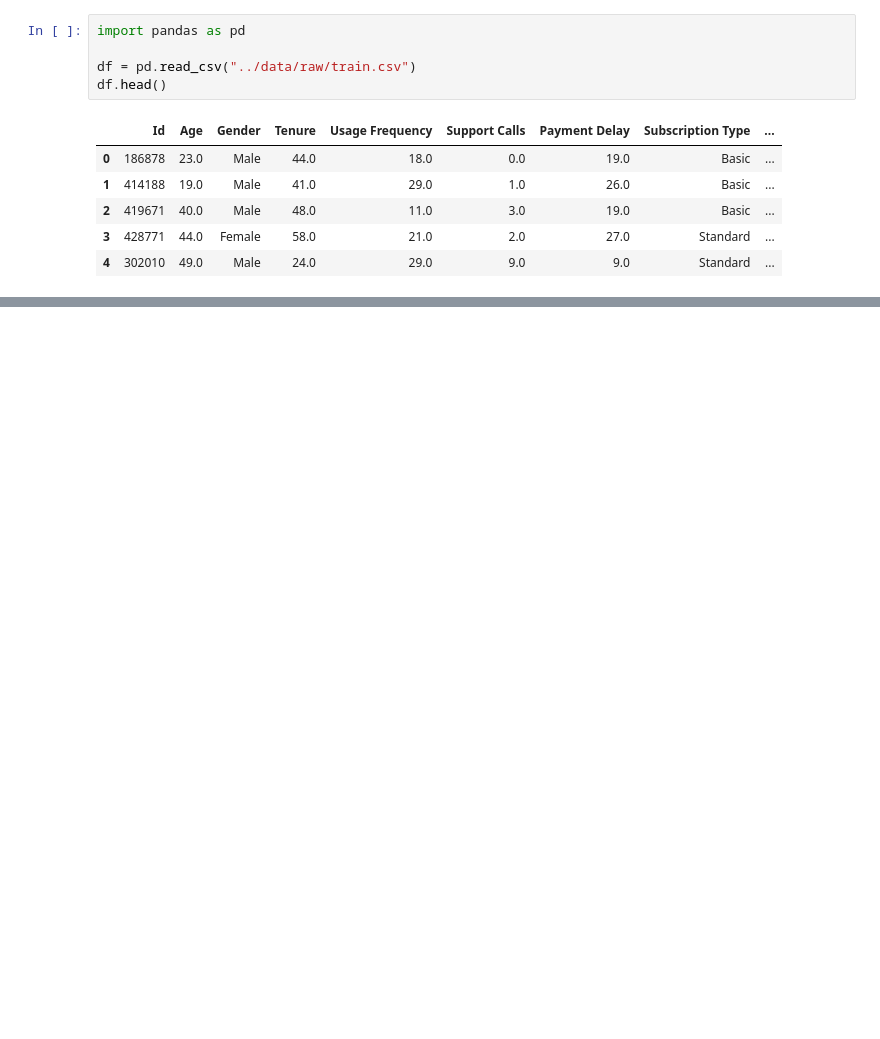
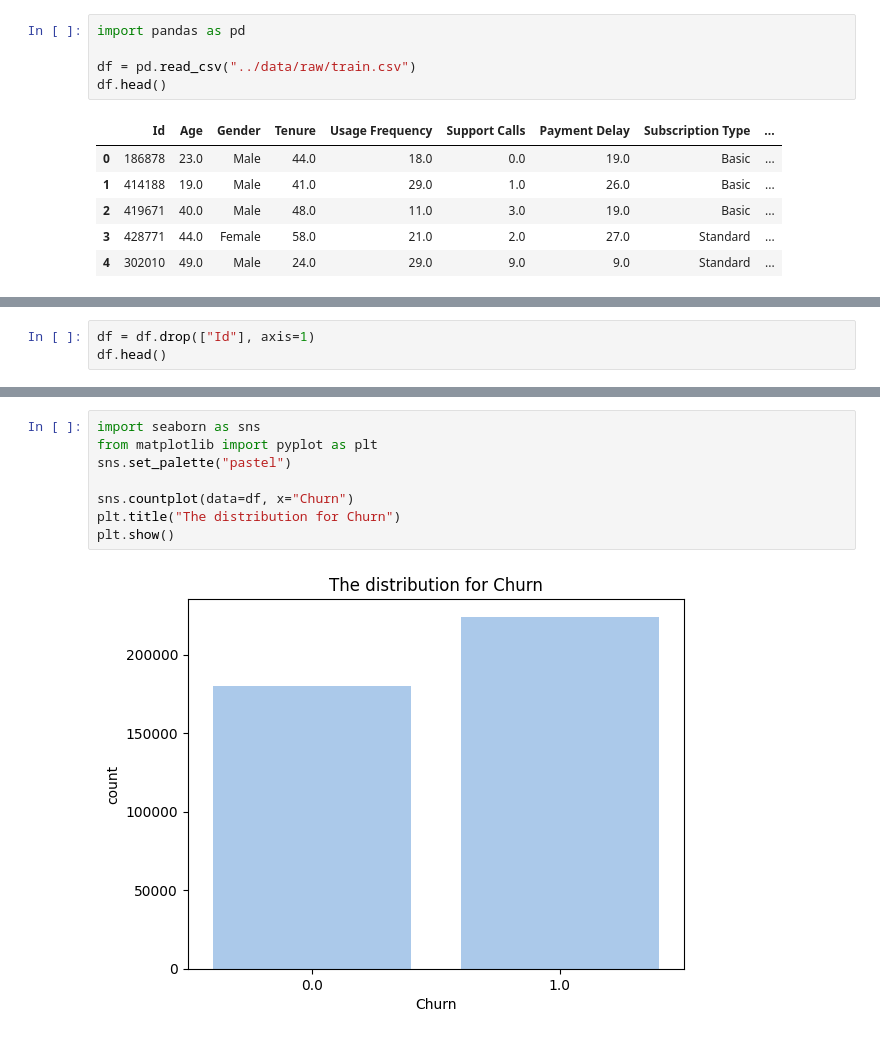
Before and after one commit to ssabrut/customer-churn-mlops, a Jupyter notebook: notebooks/eda.ipynb, the cells around one changed output, grey strips where cells are left out. Saved outputs shown, nothing was run; the diff lists cells and outputs as text; blank space fills up the shorter version.

```diff
--- a/notebooks/eda.ipynb
+++ b/notebooks/eda.ipynb
@@ -12,0 +69,3 @@ df.head()
+# %%
+df = df.drop(["Id"], axis=1)
+df.head()
@@ -12,0 +79,10 @@ df.head()
+# %%
+import seaborn as sns
+from matplotlib import pyplot as plt
+sns.set_palette("pastel")
+
+sns.countplot(data=df, x="Churn")
+plt.title("The distribution for Churn")
+plt.show()
+# %% [output]
+[figure, added]
```
Also changed, not shown: parts of 13 cells of this notebook, 2 other files.
